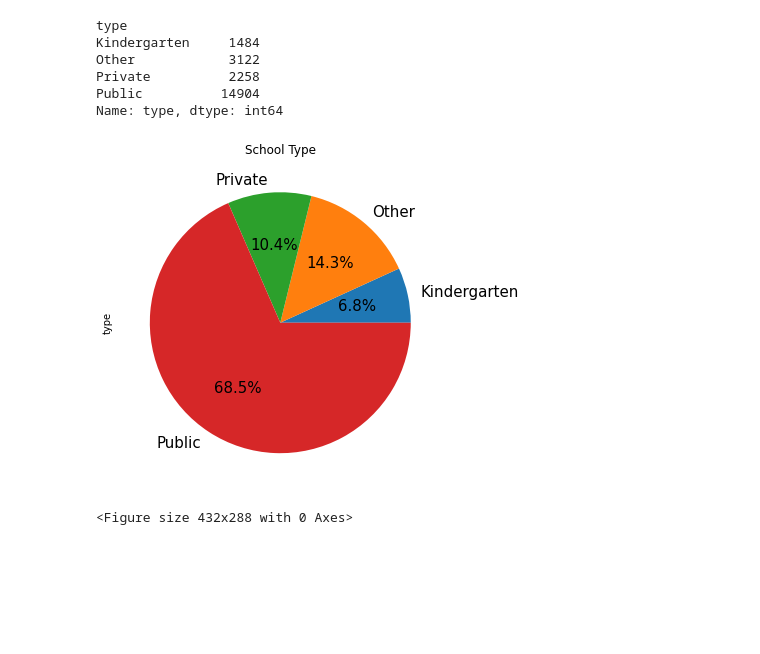
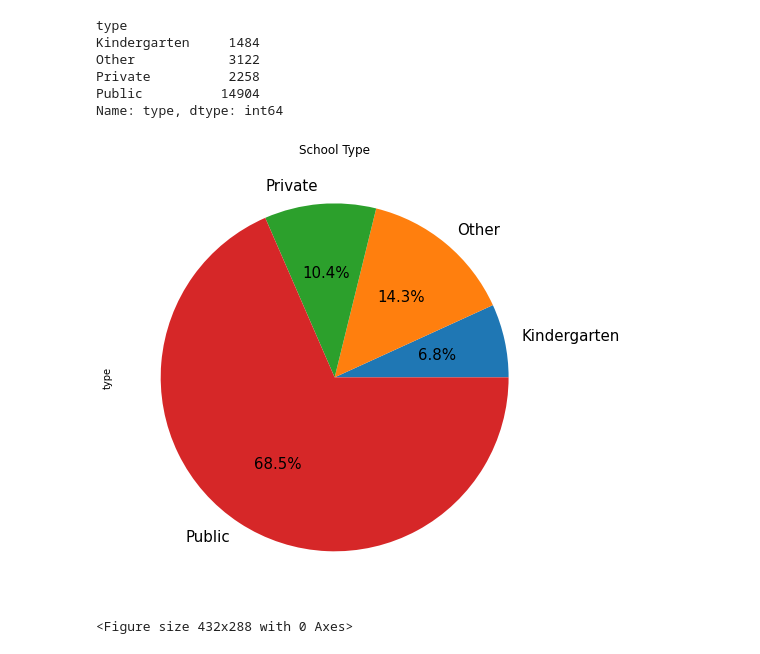
Before and after one commit to mel-c-lowe/UMN_Bootcamp_Project_One, a Jupyter notebook: MMR Vaccinations Trends.ipynb, the cells around one changed output. Drawn from its saved outputs; the diff is of its cells as text; code cells hidden in the pictures; blank space fills up the shorter version.

Commit message:
Completed pie chart of schoold per state.

```diff
--- a/MMR Vaccinations Trends.ipynb
+++ b/MMR Vaccinations Trends.ipynb
@@ -98,15 +98,16 @@ Private          2258
 Public          14904
 Name: type, dtype: int64
 # %%
-school_type_pie = count_school_type.plot(kind="pie", figsize = (6,6), subplots=True, fontsize=15, autopct='%0.1f%%', labels=['Kindergarten', 'Other', 'Private', 'Public'], title=['School Type'])
+school_type_pie = count_school_type.plot(kind="pie", figsize = (8,8), subplots=True, fontsize=15, autopct='%0.1f%%', \
+                                         labels=['Kindergarten', 'Other', 'Private', 'Public'], title=['School Type'])
 # school_type_pie.set_ylabel("Types of Schools")
 # plt.axis('equal')
 # plt.title('Type of School')
 
 plt.show()
 plt.tight_layout()
 # type_vals = type_count['type']
 # type_labels = type_count['index']
 # %% [output]
-[figure, old version]
+[figure, new version]
 <Figure size 432x288 with 0 Axes>
```
Also changed, not shown: parts of 3 cells of this notebook.
